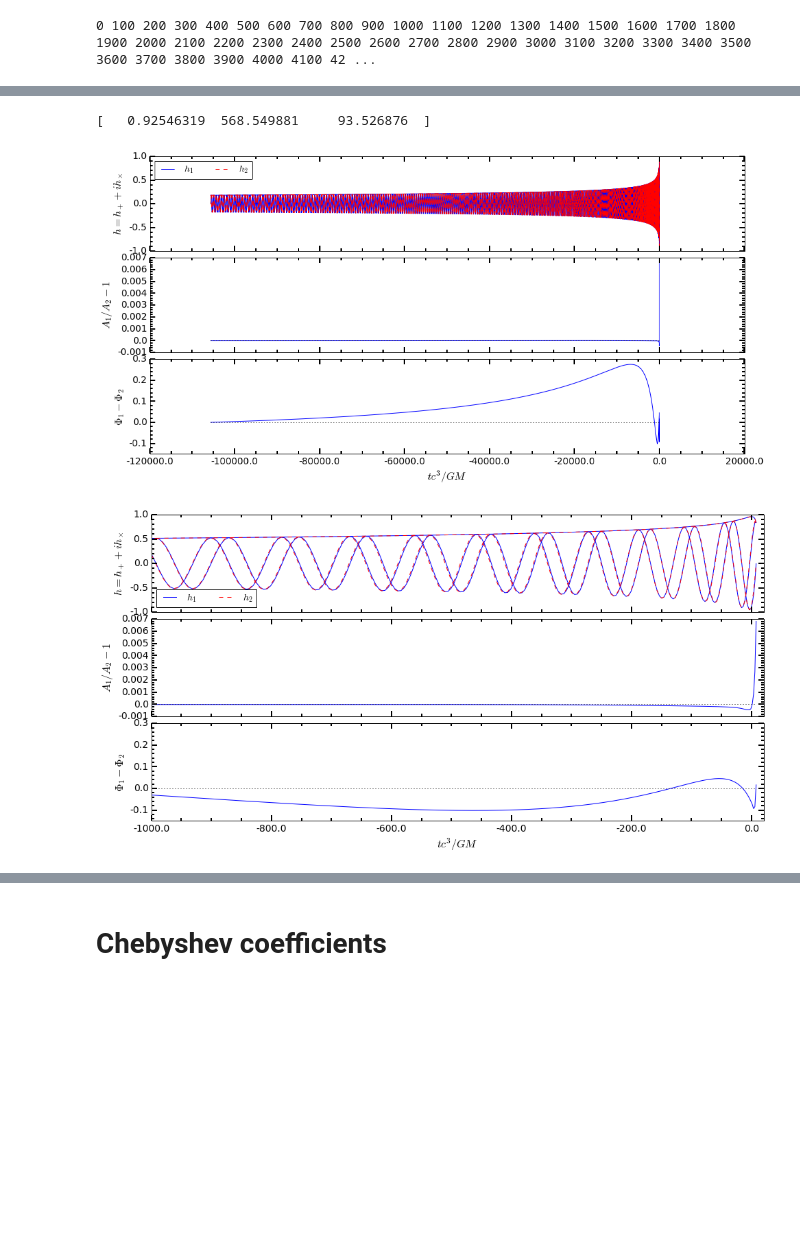
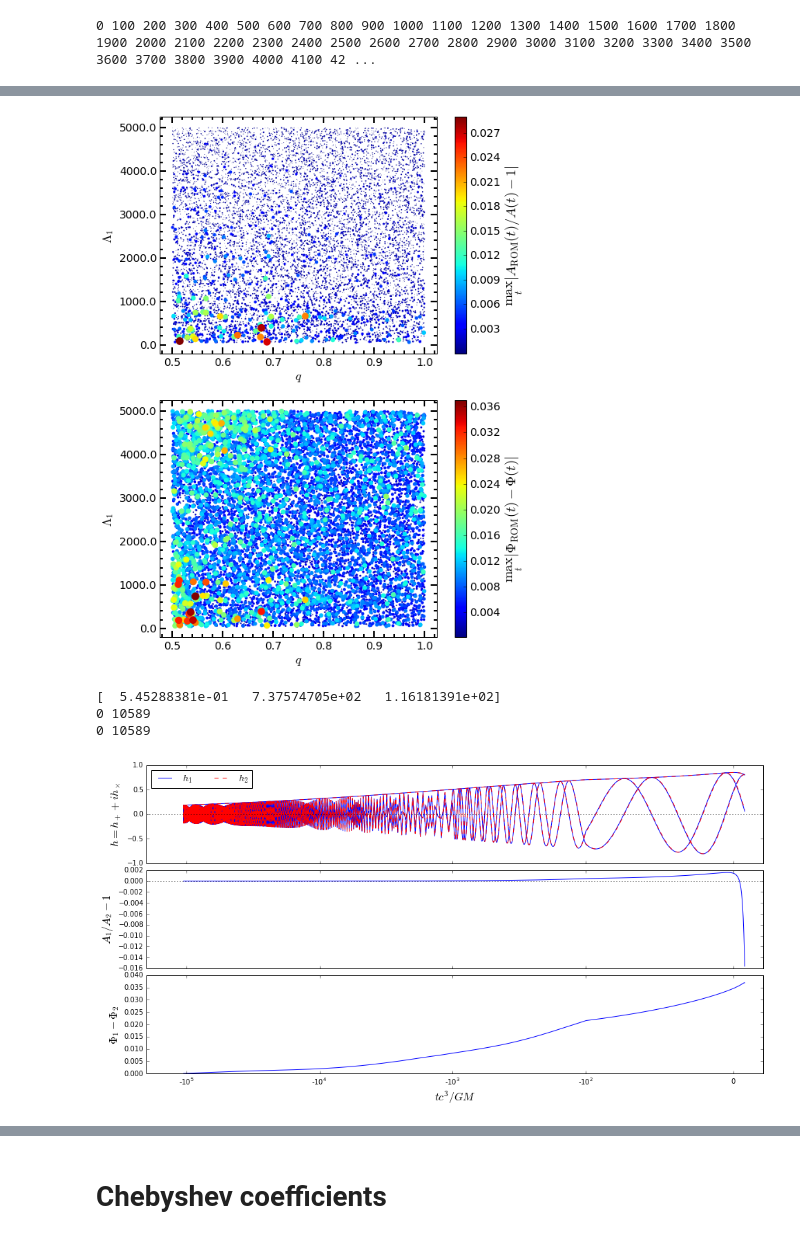
Before and after one commit to benjaminlackey/cbcrom, a Jupyter notebook: notebooks/ROMDiagnostics.ipynb, the cells around one changed output, grey strips where cells are left out. Saved outputs shown, nothing was run; the diff lists cells and outputs as text; code cells hidden in the pictures; blank space fills up the shorter version.

```diff
--- a/notebooks/ROMDiagnostics.ipynb
+++ b/notebooks/ROMDiagnostics.ipynb
@@ -58,7 +58,7 @@ for lam in linspace(50, 5000, 10):
 params = [1.0, 50.0, 50.0]
 waveforms = rom.evaluate(params)
 
-xlim=[-100, 20]
+xlim=[-1500, 20]
 fig = plt.figure(figsize=(16, 8))
 tdwave.plot_time_domain_waveform_list(fig, waveforms, imag=True, mag=True,
                                xlim=xlim, xlabel=r'$tc^3/GM$',
@@ -260,33 +425,41 @@ print imax, params_list[imax], phaseerr_list[imax]
+# %%
+# Amplitude errors of reduced basis waveform
+fig = plt.figure(figsize=(8, 12))
+
+axes = fig.add_subplot(211)
+diagnostics.max_error_2d_projection_plot(axes, params_rand_list, amperr_rand_list, 0, 1, r'$q$', r'$\Lambda_1$', rb_params_list=None,
+                                         colorbar=True, colorbarlabel=r'$\max_t |A_{\rm ROM}(t)/A(t) - 1|$')
+
+axes = fig.add_subplot(212)
+diagnostics.max_error_2d_projection_plot(axes, params_rand_list, phaseerr_rand_list, 0, 1, r'$q$', r'$\Lambda_1$', rb_params_list=None,
+                                        colorbar=True, colorbarlabel=r'$\max_t|\Phi_{\rm ROM}(t)-\Phi(t)|$')
+
+fig.savefig('/home/bdlackey/public_html/ROM/errorROM.pdf', format='pdf', transparent=True, bbox_inches='tight')
+# %% [output]
+[figure, added]
 # %%
-i=8561
-#i=imax
+i=908
 params = ts_rand.get_waveform_data(i, data='parameters')
 print params
 htrue = ts_rand.get_waveform_data(i)
 
 # Get ROM waveform
 hrom = rom.evaluate(params)
 
 # Resample so the waveforms are the same
-htrue_res, hrom_res = tdwave.resample_waveforms_to_match_start_end_times(htrue, hrom, samples_per_cycle=20)
+#htrue_res, hrom_res = tdwave.resample_waveforms_to_match_start_end_times(htrue, hrom, samples_per_cycle=20)
+htrue_res, hrom_res = resample_waveforms_to_match_start_end_times(htrue, hrom)
 
 # Compare ROM to the true waveform
 fig = plt.figure(figsize=(16, 8))
-tdwave.plot_time_domain_waveform_difference(fig, hrom_res, htrue_res, imag=False, mag=False,
-                                         xlim=None, xlabel=r'$tc^3/GM$',
+plot_time_domain_waveform_difference(fig, htrue_res, hrom_res, imag=False, mag=False,
+                                         xlim=[-2.0e5, 20], xlabel=r'$tc^3/GM$',
                                          h1_legend=r'$h_1$', h2_legend=r'$h_2$',
                                          ylabel_pol=r'$h = h_+ + i h_\times$',
                                          ylabel_amp=r'$A_1/A_2 - 1$',
                                          ylabel_phase=r'$\Phi_1 - \Phi_2$')
-
-fig = plt.figure(figsize=(16, 8))
-tdwave.plot_time_domain_waveform_difference(fig, hrom_res, htrue_res, imag=False, mag=False,
-                                         xlim=[-1000, 20], xlabel=r'$tc^3/GM$',
-                                         h1_legend=r'$h_1$', h2_legend=r'$h_2$',
-                                         ylabel_pol=r'$h = h_+ + i h_\times$',
-                                         ylabel_amp=r'$A_1/A_2 - 1$',
-                                         ylabel_phase=r'$\Phi_1 - \Phi_2$')
 # %% [output]
-[   0.92546319  568.549881     93.526876  ]
+[  5.45288381e-01   7.37574705e+02   1.16181391e+02]
+0 10589
+0 10589
-[figure, old version]
+[figure, new version]
-[figure, removed]
```
Also changed, not shown: parts of 38 cells of this notebook, 15 other files.
